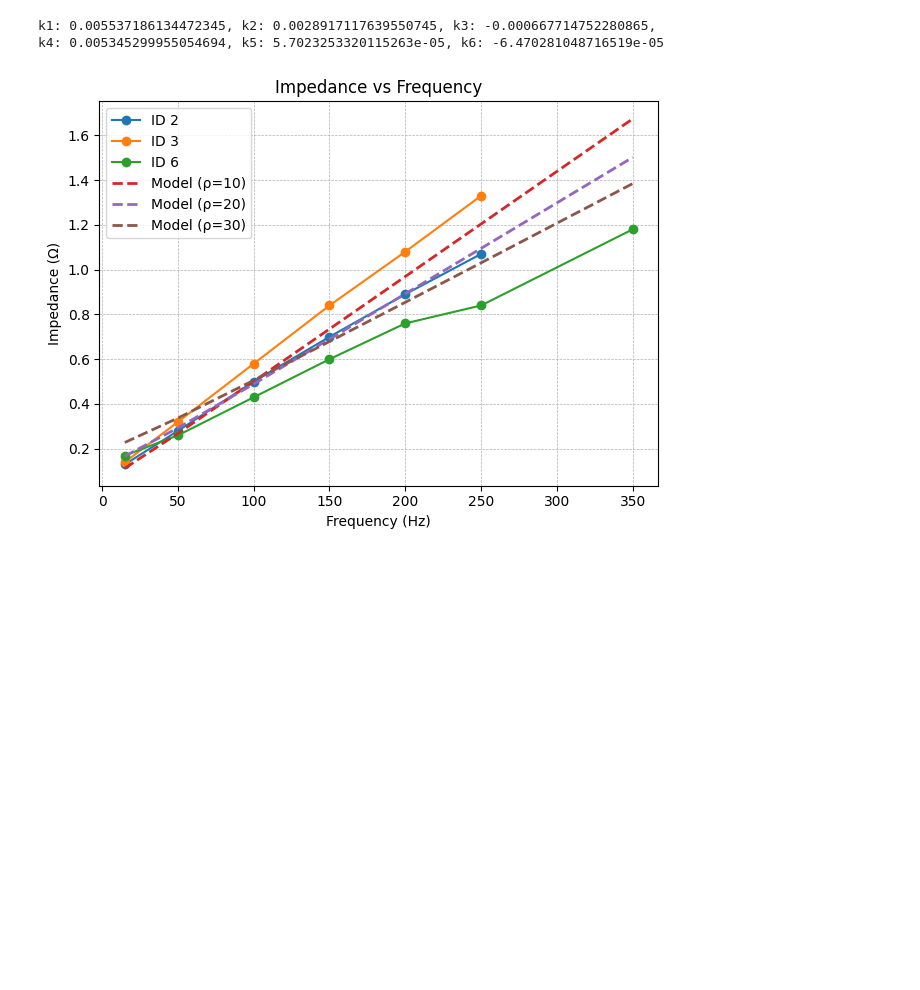
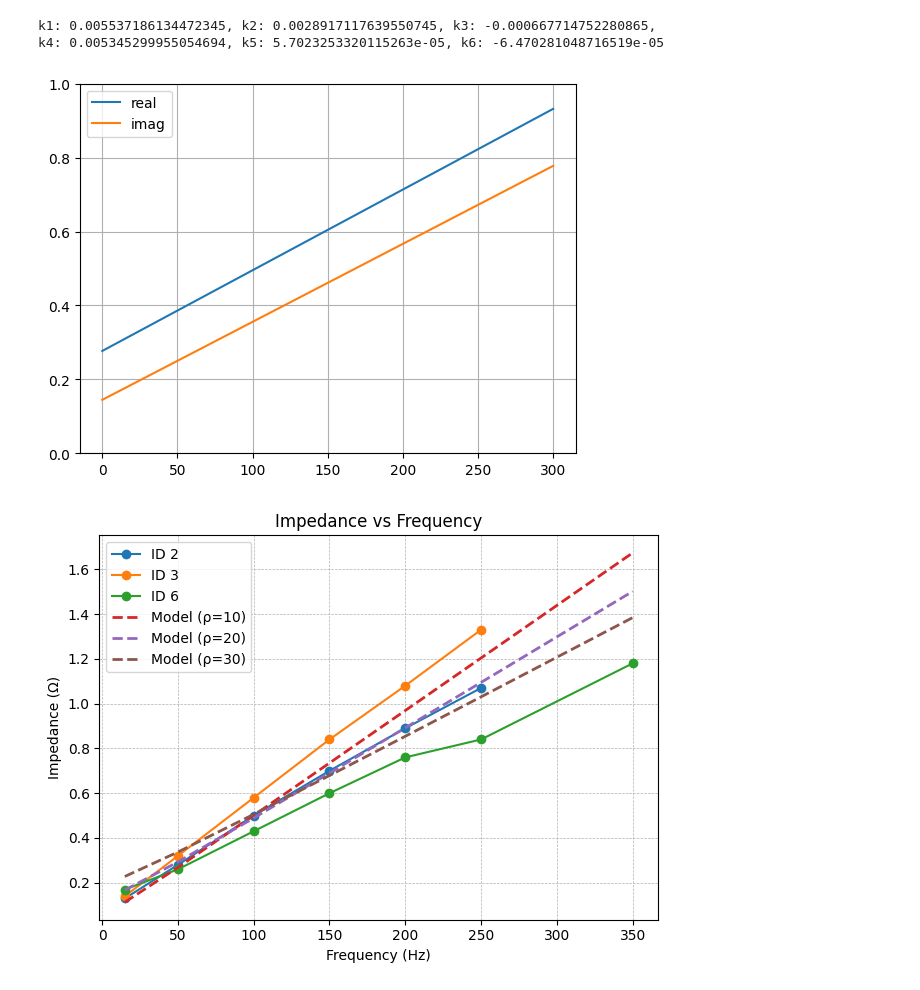
Before and after one commit to Ce1ectric/groundmeas, a Jupyter notebook: notebooks/groumeas_functions.ipynb, the cells around one changed output. Saved outputs shown, nothing was run; the diff lists cells and outputs as text; code cells hidden in the pictures; blank space fills up the shorter version.

```diff
--- a/notebooks/groumeas_functions.ipynb
+++ b/notebooks/groumeas_functions.ipynb
@@ -125,6 +125,24 @@ print(f"k1: {rho_f[0]}, k2: {rho_f[1]}, k3: {rho_f[2]},\nk4: {rho_f[3]}, k5: {rh
 # %% [output]
 k1: 0.005537186134472345, k2: 0.0028917117639550745, k3: -0.000667714752280865,
 k4: 0.005345299955054694, k5: 5.7023253320115263e-05, k6: -6.470281048716519e-05
+# %%
+import numpy as np
+import matplotlib.pyplot as plt
+
+def model(rho_f,f,rho):
+    return rho * (rho_f[0] + 1j*rho_f[1]) + f * (rho_f[2] + 1j*rho_f[3]) + rho * f * (rho_f[4] + 1j*rho_f[5])
+
+rho = 50
+f = np.linspace(0, 300, 1000)
+Z = model(rho_f, f, rho)
+plt.plot(f, np.real(Z), label="real")
+plt.plot(f, np.imag(Z), label="imag")
+plt.ylim([0, 1])
+plt.legend()
+plt.grid()
+plt.show()
+# %% [output]
+[figure, added]
 # %%
 from groundmeas.plots import plot_rho_f_model
 
```
Also changed, not shown: parts of 1 cell of this notebook, 6 other files.
